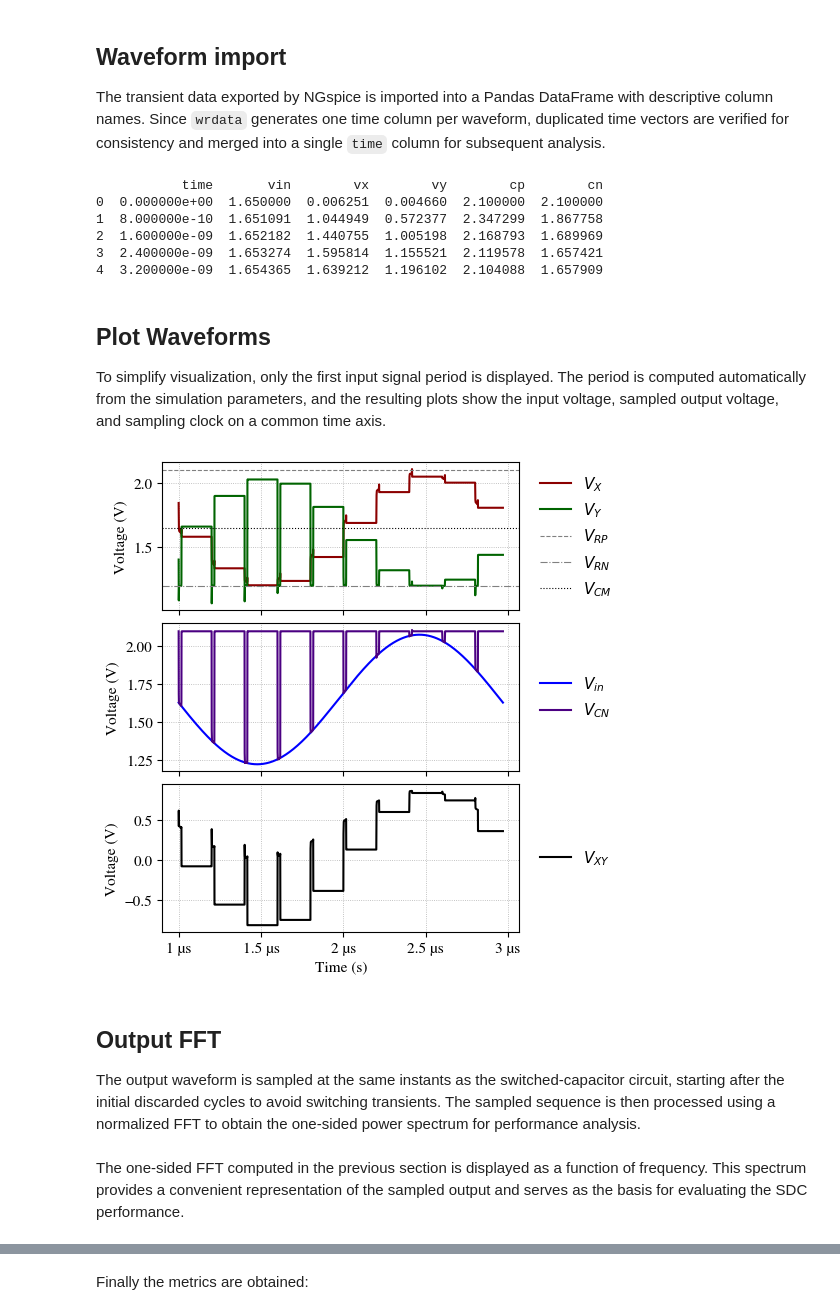
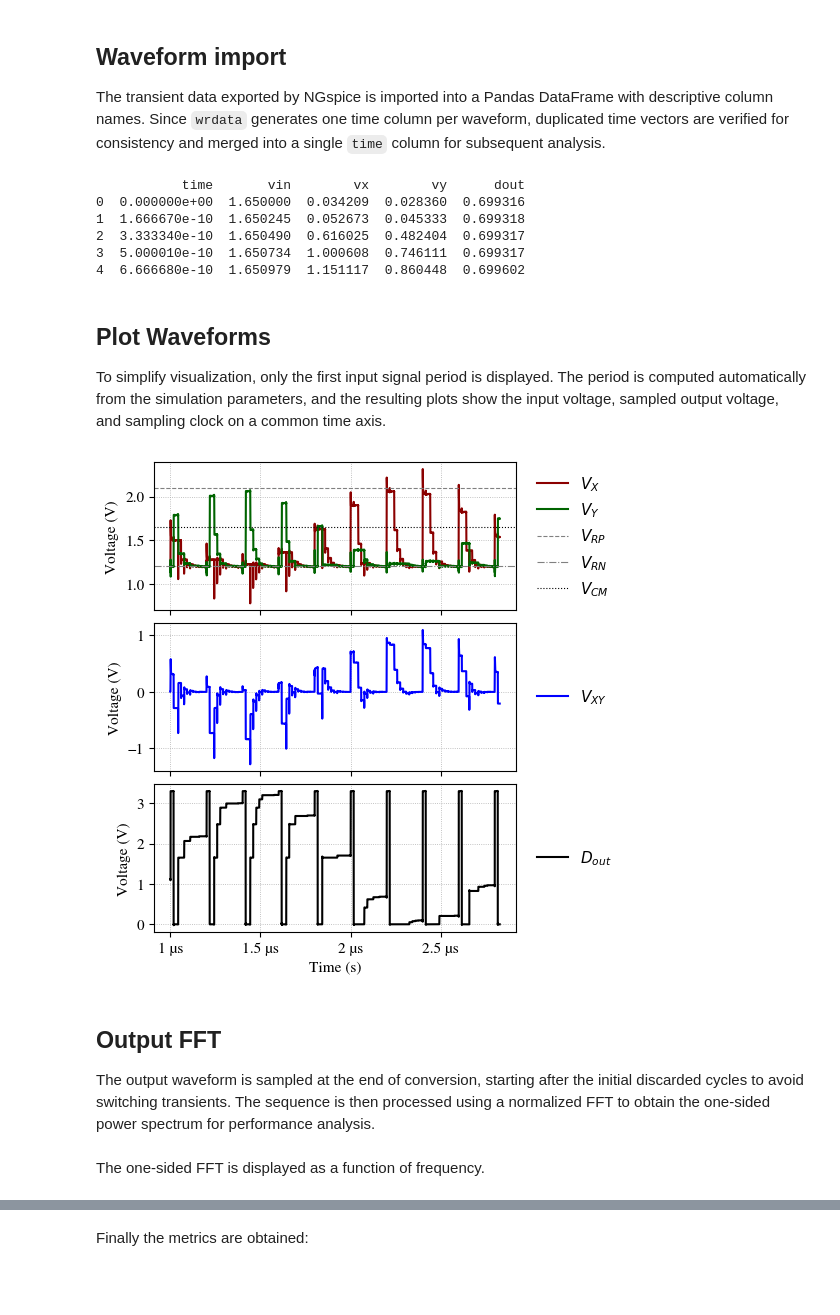
Before and after one commit to Gior-gio/Chipathon-2026-OnChipSAR, a Jupyter notebook: designs/sar_adc/top/sar_adc_10b/xschem/tb_sar_adc_10b.ipynb, the cells around one changed output, grey strips where cells are left out. Drawn from its saved outputs; the diff is of its cells as text; code cells hidden in the pictures; blank space fills up the shorter version.

```diff
--- a/designs/sar_adc/top/sar_adc_10b/xschem/tb_sar_adc_10b.ipynb
+++ b/designs/sar_adc/top/sar_adc_10b/xschem/tb_sar_adc_10b.ipynb
@@ -283,8 +283,7 @@ data = pd.read_csv(
         "time", "vin",
         "t_vx", "vx",
         "t_vy", "vy",
-        "t_cp", "cp",
-        "t_cn", "cn",
+        "t_do", "dout",
     ]
 )
 
@@ -292,22 +291,21 @@ data = pd.read_csv(
 if not (
     np.allclose(data["time"], data["t_vx"]) and
     np.allclose(data["time"], data["t_vy"]) and
-    np.allclose(data["time"], data["t_cp"]) and
-    np.allclose(data["time"], data["t_cn"])
+    np.allclose(data["time"], data["t_do"])
 ):
     raise ValueError("Time columns are not identical.")
 
 # Keep a single time column
-data = data[["time", "vin", "vx", "vy", "cp", "cn"]]
+data = data[["time", "vin", "vx", "vy", "dout"]]
 
 print(data.head())
 # %% [output]
-           time       vin        vx        vy        cp        cn
-0  0.000000e+00  1.650000  0.006251  0.004660  2.100000  2.100000
-1  8.000000e-10  1.651091  1.044949  0.572377  2.347299  1.867758
-2  1.600000e-09  1.652182  1.440755  1.005198  2.168793  1.689969
-3  2.400000e-09  1.653274  1.595814  1.155521  2.119578  1.657421
-4  3.200000e-09  1.654365  1.639212  1.196102  2.104088  1.657909
+           time       vin        vx        vy      dout
+0  0.000000e+00  1.650000  0.034209  0.028360  0.699316
+1  1.666670e-10  1.650245  0.052673  0.045333  0.699318
+2  3.333340e-10  1.650490  0.616025  0.482404  0.699317
+3  5.000010e-10  1.650734  1.000608  0.746111  0.699317
+4  6.666680e-10  1.650979  1.151117  0.860448  0.699602
 # %% [markdown]
 ## Plot Waveforms
 
@@ -343,41 +341,40 @@ fig, (ax1, ax2, ax3) = plt.subplots(
 # Plot VX and VY
 ax1.plot(data_plot["time"], data_plot["vx"], label=r"$V_X$", color="darkred")
 ax1.plot(data_plot["time"], data_plot["vy"], label=r"$V_Y$", color="darkgreen")
 
 ax1.axhline(VRP, color="gray", linestyle="--", linewidth=0.8, label=r"$V_{RP}$")
 ax1.axhline(VRN, color="gray", linestyle="-.", linewidth=0.8, label=r"$V_{RN}$")
 ax1.axhline(VCM, color="black", linestyle=":", linewidth=0.8, label=r"$V_{CM}$")
 
 ax1.set_ylabel("Voltage (V)")
 ax1.grid(True, linestyle=":", linewidth=0.6)
 ax1.legend(loc="center left", bbox_to_anchor=(1.02, 0.5), frameon=False)
 
 # Plot VIN and CN
-ax2.plot(data_plot["time"], data_plot["vin"], label=r"$V_{in}$", color="blue")
-ax2.plot(data_plot["time"], data_plot["cn"], label=r"$V_{CN}$", color="indigo")
+ax2.plot(data_plot["time"], data_plot["vxy"], label=r"$V_{XY}$", color="blue")
 
 ax2.set_ylabel("Voltage (V)")
 ax2.grid(True, linestyle=":", linewidth=0.6)
 ax2.legend(loc="center left", bbox_to_anchor=(1.02, 0.5), frameon=False)
 
 # Plot VXY
-ax3.plot(data_plot["time"], data_plot["vxy"], label=r"$V_{XY}$", color="black")
+ax3.plot(data_plot["time"], data_plot["dout"], label=r"$D_{out}$", color="black")
 
 ax3.set_xlabel("Time (s)")
 ax3.set_ylabel("Voltage (V)")
 ax3.grid(True, linestyle=":", linewidth=0.6)
 ax3.legend(loc="center left", bbox_to_anchor=(1.02, 0.5), frameon=False)
 
 # Display the time axis using engineering notation
 ax3.xaxis.set_major_formatter(EngFormatter(unit="s"))
 
 plt.show()
 # %% [output]
-[figure, old version]
+[figure, new version]
 # %% [markdown]
 ## Output FFT
 
-The output waveform is sampled at the same instants as the switched-capacitor circuit, starting after the initial discarded cycles to avoid switching transients. The sampled sequence is then processed using a normalized FFT to obtain the one-sided power spectrum for performance analysis.
+The output waveform is sampled at the end of conversion, starting after the initial discarded cycles to avoid switching transients. The sequence is then processed using a normalized FFT to obtain the one-sided power spectrum for performance analysis.
 # %%
 # Sampling parameters
 Ts = 1 / Fs
@@ -416,7 +413,7 @@ PSD = np.abs(fft) ** 2
 # Power spectrum in dB
 PSD_db = 10 * np.log10(np.maximum(PSD, 1e-20))
 # %% [markdown]
-The one-sided FFT computed in the previous section is displayed as a function of frequency. This spectrum provides a convenient representation of the sampled output and serves as the basis for evaluating the SDC performance.
+The one-sided FFT is displayed as a function of frequency.
 # %%
 # Create the figure
 fig, ax = plt.subplots(figsize=(5, 3.2))
```
Also changed, not shown: parts of 5 cells of this notebook, 1 other file.
